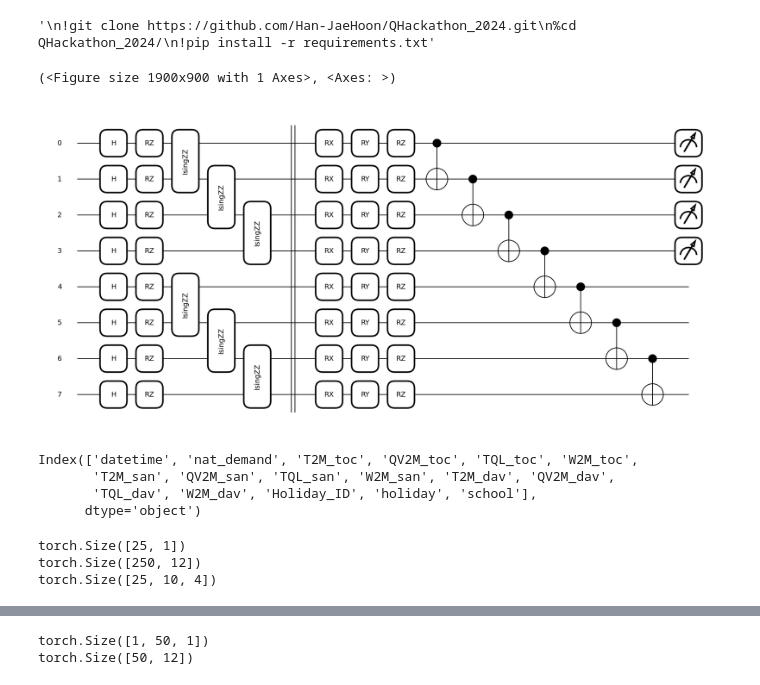
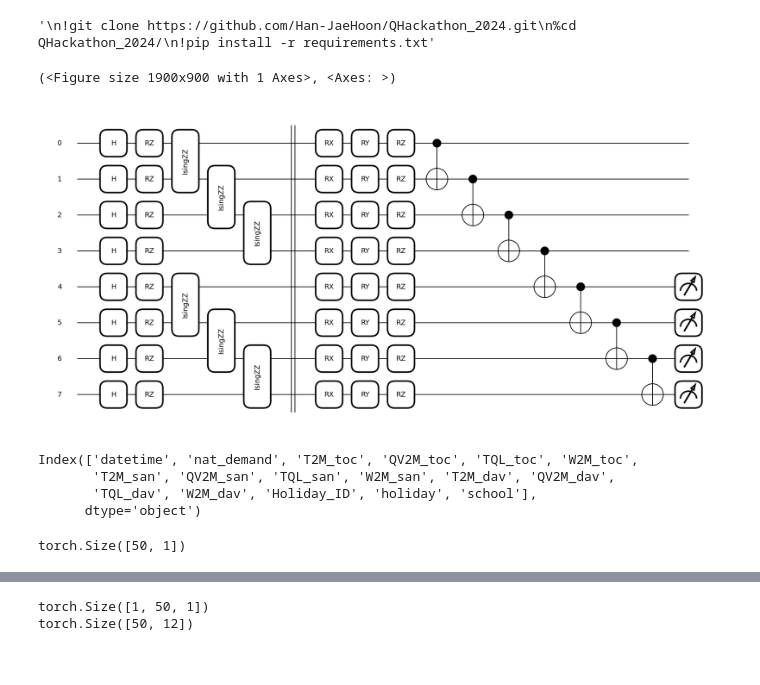
Before and after one commit to Han-JaeHoon/QHackathon_2024, a Jupyter notebook: qGRU.ipynb, the cells around one changed output, grey strips where cells are left out. Saved outputs shown, nothing was run; the diff lists cells and outputs as text; code cells hidden in the pictures.

```diff
--- a/qGRU.ipynb
+++ b/qGRU.ipynb
@@ -37,17 +38,25 @@ def embedding(params, n_qu, is_first):
         qml.IsingZZ(2.0*params[:, i] ,wires = [i if is_first else i+n_qu, i+1 if is_first else i+n_qu+1])
 
 @qml.qnode(device=dev, interface='torch')
-def quantum_layer(mapped_data1, mapped_data2, parameter, n_qu):
+def quantum_layer_Z(mapped_data1, mapped_data2, parameter, n_qu):
     embedding(params=mapped_data1, n_qu=n_qu, is_first=True)
     embedding(params=mapped_data2, n_qu=n_qu, is_first=False)
     qml.Barrier()
     ansatz(params=parameter, n_qu = n_qu)
-    return [qml.expval(qml.PauliZ(i)) for i in range(n_qu)]
+    return [qml.expval(qml.PauliZ(i)) for i in range(n_qu,n_qu*2)]
+
+@qml.qnode(device=dev, interface='torch')
+def quantum_layer_prob(mapped_data1, mapped_data2, parameter, n_qu):
+    embedding(params=mapped_data1, n_qu=n_qu, is_first=True)
+    embedding(params=mapped_data2, n_qu=n_qu, is_first=False)
+    qml.Barrier()
+    ansatz(params=parameter, n_qu = n_qu)
+    return [qml.expval((qml.PauliZ(i)+qml.Identity(i))/2) for i in range(n_qu,n_qu*2)]
 # %%
-qml.draw_mpl(quantum_layer)(torch.rand(1,2*n_qu-1), torch.rand(1,2*n_qu-1), torch.rand(1,6*n_qu), n_qu=n_qu)
+qml.draw_mpl(quantum_layer_prob)(torch.rand(1,2*n_qu-1), torch.rand(1,2*n_qu-1), torch.rand(1,6*n_qu), n_qu=n_qu)
 # %% [output]
 (<Figure size 1900x900 with 1 Axes>, <Axes: >)
-[figure, old version]
+[figure, new version]
 # %%
 class QGRU(nn.Module):
     def __init__(self, n_qu):
@@ -116,14 +123,16 @@ Index(['datetime', 'nat_demand', 'T2M_toc', 'QV2M_toc', 'TQL_toc', 'W2M_toc',
 # %%
-y_train = torch.tensor(df['nat_demand'].to_numpy()[[10+10*i for i in range(25)]])
+
+
+
+y_train = torch.tensor(temp_data[:,0][[4+5*i for i in range(50)]])
 y_train = torch.unsqueeze(y_train,dim=1)
 print(y_train.shape)
-x_train = torch.tensor(df[sorted("T2M_toc	QV2M_toc TQL_toc W2M_toc T2M_san QV2M_san TQL_san W2M_san T2M_dav QV2M_dav TQL_dav W2M_dav".split())].to_numpy()[:250]).to(torch.float)
-print(x_train.shape)
+x_train = torch.tensor(temp_data[:,:4][:250]).to(torch.float)
+x_train = torch.reshape(x_train,[-1,5,4])
 
-xs = torch.tensor([(x_train[:,3 * i : 3 * i + 3].sum(dim=1)/3).tolist() for i in range(4)]).T.reshape(-1,10,4)
-print(xs.shape)
+
+x_train = torch.tensor(x_train)
+xs = torch.tensor([(x_train[:,3 * i : 3 * i + 3].sum(dim=1)/3).tolist() for i in range(4)]).T.reshape(-1,5,4)
 #y_train = (y_train-y_train.min())/(y_train.max()-y_train.min())
 # %% [output]
-torch.Size([25, 1])
-torch.Size([250, 12])
-torch.Size([25, 10, 4])
+torch.Size([50, 1])
```
Also changed, not shown: parts of 11 cells of this notebook.
